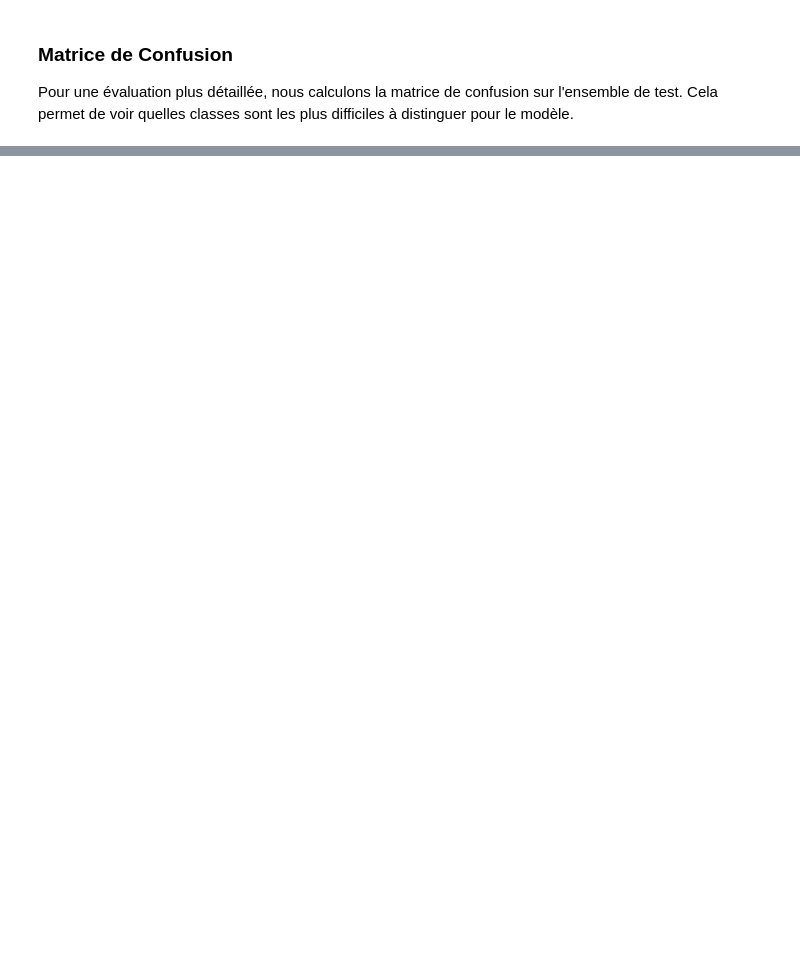
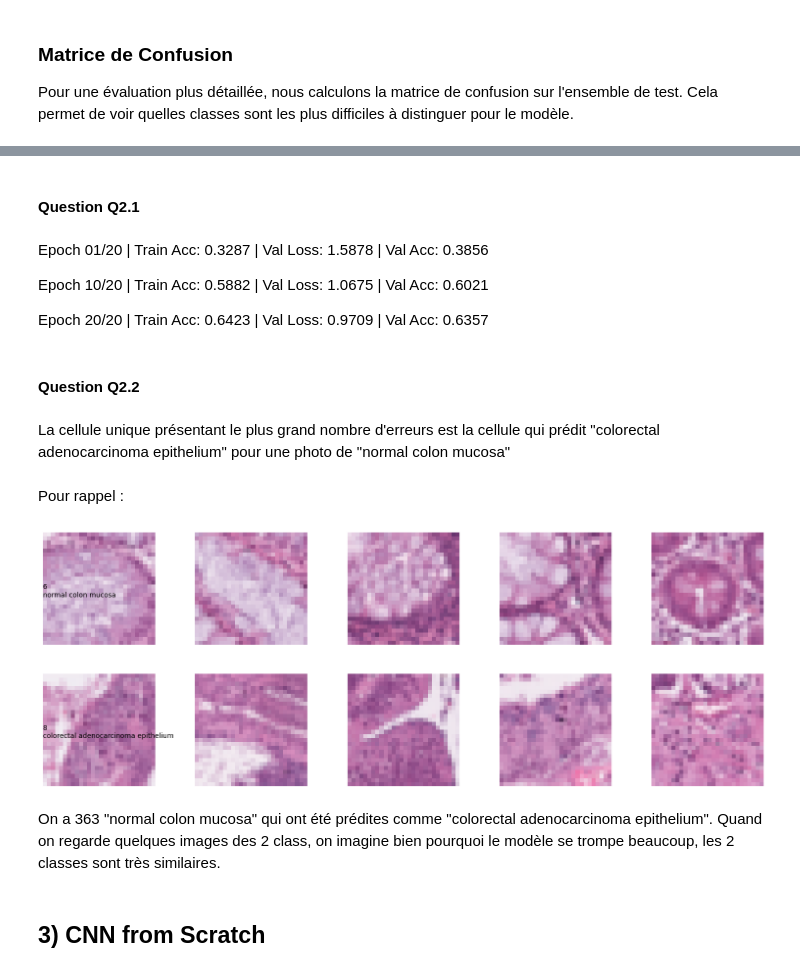
Before and after one commit to tangmomb/Projet-DL, a Jupyter notebook: projet_dl.ipynb, the cells around one changed output, grey strips where cells are left out. Drawn from its saved outputs; the diff is of its cells as text; code cells hidden in the pictures; blank space fills up the shorter version.

```diff
--- a/projet_dl.ipynb
+++ b/projet_dl.ipynb
@@ -424,0 +427,66 @@ plt.show()
+# %% [markdown]
+#### Question Q2.1
+# %% [markdown]
+Epoch 01/20 | Train Acc: 0.3287 | Val Loss: 1.5878 | Val Acc: 0.3856
+
+Epoch 10/20 | Train Acc: 0.5882 | Val Loss: 1.0675 | Val Acc: 0.6021
+
+Epoch 20/20 | Train Acc: 0.6423 | Val Loss: 0.9709 | Val Acc: 0.6357
+# %% [markdown]
+#### Question Q2.2
+# %% [markdown]
+La cellule unique présentant le plus grand nombre d'erreurs est la cellule qui prédit "colorectal adenocarcinoma epithelium" pour une photo de "normal colon mucosa"
+# %% [markdown]
+Pour rappel :
+# %%
+import matplotlib.pyplot as plt
+import numpy as np
+from medmnist import INFO
+
+# Infos classes
+info = INFO['pathmnist']
+class_names = info['label']
+
+# Numéro des classes qu'on veut afficher
+class_of_interest = [6, 8]  # remplacer par les indices réels des deux classes dans ton dataset
+
+# Labels train
+train_labels = np.concatenate([train_dataset[i][1] for i in range(len(train_dataset))])
+train_labels = train_labels.flatten()
+
+images_per_class = 5
+
+plt.figure(figsize=(15, 6))
+
+for row, class_idx in enumerate(class_of_interest):
+
+    # Indices de la classe
+    indices = np.where(train_labels == class_idx)[0]
+
+    # Sélection de 5 images
+    selected = np.random.choice(indices, images_per_class, replace=False)
+
+    for col, idx in enumerate(selected):
+        image, label = train_dataset[idx]
+
+        plt.subplot(len(class_of_interest), images_per_class,
+                    row * images_per_class + col + 1)
+
+        plt.imshow(image)
+        plt.axis("off")
+
+        # Affichage du nom uniquement sur la première colonne
+        if col == 0:
+            plt.text(-0.5, 14,  # position ajustable
+                     f"{class_idx}\n{class_names[str(class_idx)]}",
+                     fontsize=10,
+                     verticalalignment='center')
+
+plt.tight_layout()
+plt.show()
+# %% [output]
+[figure, added]
+# %% [markdown]
+On a 363 "normal colon mucosa" qui ont été prédites comme "colorectal adenocarcinoma epithelium". Quand on regarde quelques images des 2 class, on imagine bien pourquoi le modèle se trompe beaucoup, les 2 classes sont très similaires.
+# %% [markdown]
+## 3) CNN from Scratch
```
Also changed, not shown: parts of 15 cells of this notebook.
